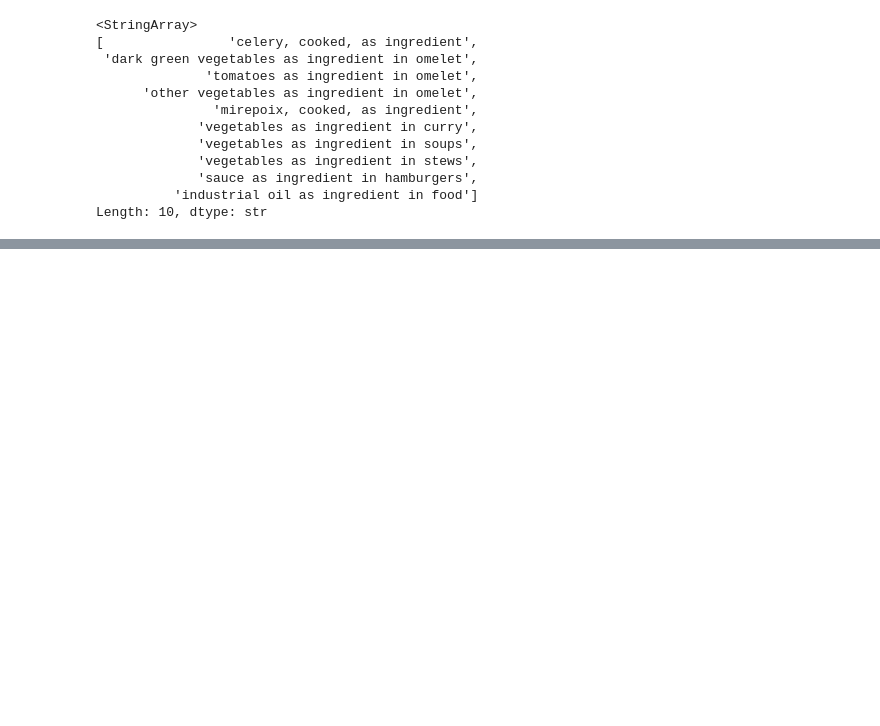
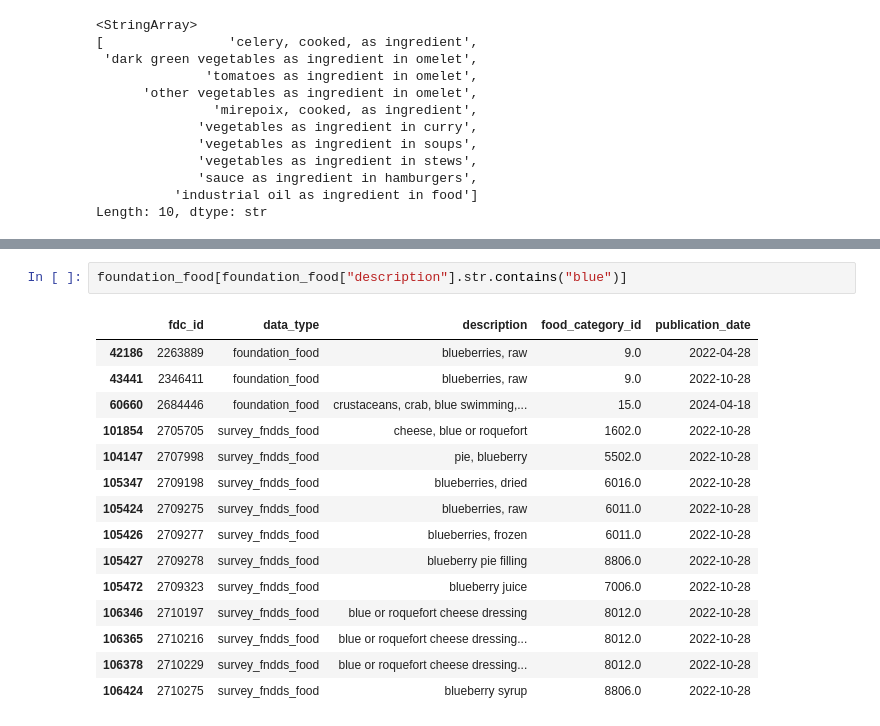
Before and after one commit to developer-austine/snackazam, a Jupyter notebook: data_exploration/usda_food_data_exploration.ipynb, the cells around one changed output, grey strips where cells are left out. Drawn from its saved outputs; the diff is of its cells as text; blank space fills up the shorter version.

```diff
--- a/data_exploration/usda_food_data_exploration.ipynb
+++ b/data_exploration/usda_food_data_exploration.ipynb
@@ -100,0 +221,18 @@ Length: 10, dtype: str
+# %%
+foundation_food[foundation_food["description"].str.contains("blue")]
+# %% [output]
+|  | fdc_id | data_type | description | food_category_id | publication_date |
+| 42186 | 2263889 | foundation_food | blueberries, raw | 9.0 | 2022-04-28 |
+| 43441 | 2346411 | foundation_food | blueberries, raw | 9.0 | 2022-10-28 |
+| 60660 | 2684446 | foundation_food | crustaceans, crab, blue swimming,... | 15.0 | 2024-04-18 |
+| 101854 | 2705705 | survey_fndds_food | cheese, blue or roquefort | 1602.0 | 2022-10-28 |
+| 104147 | 2707998 | survey_fndds_food | pie, blueberry | 5502.0 | 2022-10-28 |
+| 105347 | 2709198 | survey_fndds_food | blueberries, dried | 6016.0 | 2022-10-28 |
+| 105424 | 2709275 | survey_fndds_food | blueberries, raw | 6011.0 | 2022-10-28 |
+| 105426 | 2709277 | survey_fndds_food | blueberries, frozen | 6011.0 | 2022-10-28 |
+| 105427 | 2709278 | survey_fndds_food | blueberry pie filling | 8806.0 | 2022-10-28 |
+| 105472 | 2709323 | survey_fndds_food | blueberry juice | 7006.0 | 2022-10-28 |
+| 106346 | 2710197 | survey_fndds_food | blue or roquefort cheese dressing | 8012.0 | 2022-10-28 |
+| 106365 | 2710216 | survey_fndds_food | blue or roquefort cheese dressing... | 8012.0 | 2022-10-28 |
+| 106378 | 2710229 | survey_fndds_food | blue or roquefort cheese dressing... | 8012.0 | 2022-10-28 |
+| 106424 | 2710275 | survey_fndds_food | blueberry syrup | 8806.0 | 2022-10-28 |
```
Also changed, not shown: parts of 46 cells of this notebook, 1 other file.
